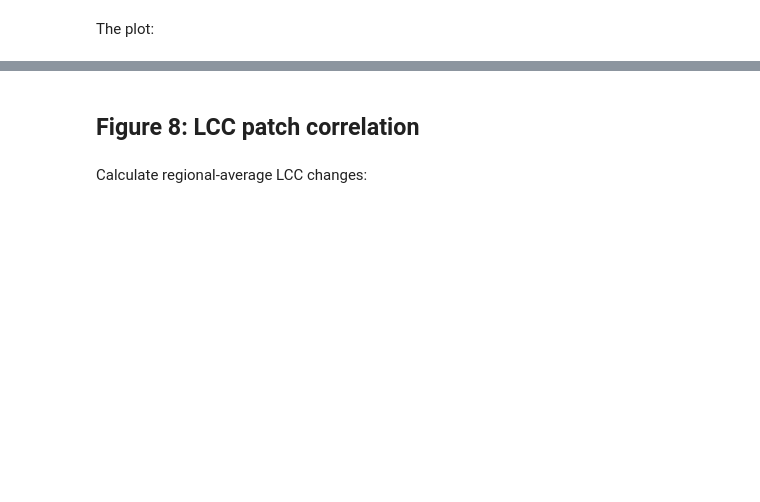
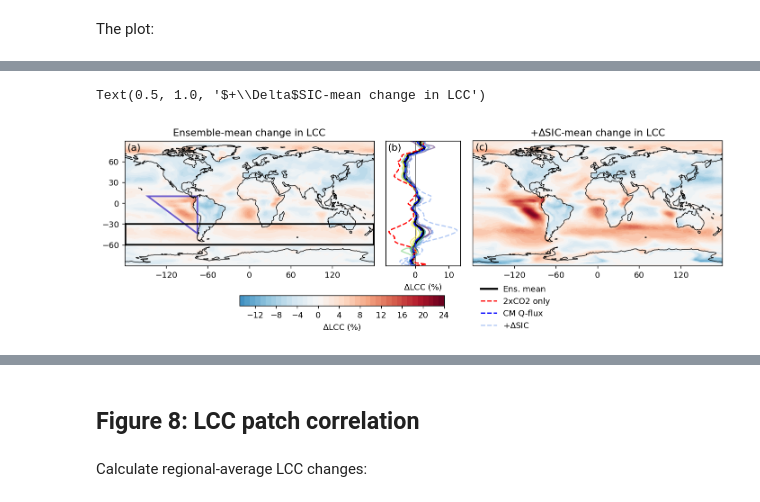
Before and after one commit to r-ford/FRR-24, a Jupyter notebook: nonfeedback-figures.ipynb, the cells around one changed output, grey strips where cells are left out. Saved outputs shown, nothing was run; the diff lists cells and outputs as text; code cells hidden in the pictures; blank space fills up the shorter version.

```diff
--- a/nonfeedback-figures.ipynb
+++ b/nonfeedback-figures.ipynb
@@ -477,0 +722,61 @@ plt.tight_layout()
+# %%
+cyclic_dlcc_mean = add_cyclic_point(dlcc.mean(dim='model'), dim='lon', period=360)
+cyclic_cold_dlcc_mean = add_cyclic_point(cold_lcc.mean(dim='model'), dim='lon', period=360)
+
+fig = plt.figure(dpi=130, figsize=(14, 7))
+
+ax = fig.add_axes([0, 0.5, 0.41, 0.4], projection=ccrs.PlateCarree())
+
+divider = make_axes_locatable(ax)
+axz = divider.new_horizontal(size="30%", pad=0.2, axes_class=plt.Axes)
+fig.add_axes(axz)
+axz.set_yticks([])
+
+axc = fig.add_axes([0.425, 0.5, 0.305, 0.4], projection=ccrs.PlateCarree())
+
+axcb = fig.add_axes([0.14, 0.45, 0.25, 0.025])
+
+mean_plot = ax.contourf(cyclic_dlcc_mean.lon, cyclic_dlcc_mean.lat, cyclic_dlcc_mean, cmap='RdBu_r', levels=np.arange(-15, 25), norm=colors.CenteredNorm())
+ax.add_patch(mpatches.Polygon(xy=[[213.333, 10], [285, 10], [285, -43.75]], facecolor='none', edgecolor='slateblue', linewidth=2, alpha=1, transform=ccrs.PlateCarree()))
+ax.add_patch(mpatches.Rectangle(xy=[-180, -60], width=361, height=30, facecolor='none', edgecolor='k', linewidth=2, alpha=1, transform=ccrs.PlateCarree()))
+ax.coastlines(linewidth=0.75)
+ax.set_xticks([-120, -60, 0, 60, 120], crs=ccrs.PlateCarree())
+ax.set_yticks([-60, -30, 0, 30, 60], crs=ccrs.PlateCarree())
+
+axz.plot(0*cyclic_dlcc_mean.lat, cyclic_dlcc_mean.lat, color='gray', linestyle='-')
+
+for j, m in enumerate(dlcc.model):
+    axz.plot((dlcc).sel(model=m).mean(dim='lon'), dlcc.lat, color=plt.cm.viridis(((gmst-gmst.min())/(gmst-gmst.min()).max())[j]), alpha=0.5)
+
+mz_plot = axz.plot(dlcc.mean(dim=['model', 'lon']), dlcc.lat, 'k', linewidth=2.5, label='Ens. mean')
+mzco2_plot = axz.plot(co2_lcc.mean(dim='lon'), co2_lcc.lat, 'r', linestyle='--', label='2xCO2 only')
+mzem_plot = axz.plot(em_lcc.mean(dim='lon'), em_lcc.lat, 'b', linestyle='--', label='CM Q-flux')
+
+for j, m in enumerate(cold_lcc.model):
+    if j == 0:
+        axz.plot((cold_lcc).sel(model=m).mean(dim='lon'), dlcc.lat, color='cornflowerblue', linestyle='--', alpha=0.5, label='+$\Delta$SIC')
+    elif j != 0:
+        axz.plot((cold_lcc).sel(model=m).mean(dim='lon'), dlcc.lat, color='cornflowerblue', linestyle='--', alpha=0.5)
+
+cold_plot = axc.contourf(cyclic_cold_dlcc_mean.lon, cyclic_cold_dlcc_mean.lat, cyclic_cold_dlcc_mean, cmap='RdBu_r', levels=np.arange(-15, 25),
+                         norm=colors.CenteredNorm())
+axc.coastlines(linewidth=0.75)
+axc.set_xticks([-120, -60, 0, 60, 120], crs=ccrs.PlateCarree())
+
+plt.colorbar(cold_plot, cax=axcb, orientation='horizontal', label='$\Delta$LCC (%)')
+
+axz.set_ylim(-90, 90)
+axz.set_xlabel('$\Delta$LCC (%)')
+axz.legend(frameon=False, prop = {'size': 10}, bbox_to_anchor=(2.3, -0.1))
+ax.text(.01, .98, '(a)', ha='left', va='top', transform=ax.transAxes, fontsize=12)
+axz.text(1.055, .98, '(b)', ha='left', va='top', transform=ax.transAxes, fontsize=12)
+axc.text(.01, .98, '(c)', ha='left', va='top', transform=axc.transAxes, fontsize=12)
+
+ax.set_title('Ensemble-mean change in LCC')
+axc.set_title('$+\Delta$SIC-mean change in LCC')
+
+# SE Atlantic box
+# ax.add_patch(mpatches.Rectangle(xy=[-17, -30], width=30, height=30, facecolor='none', edgecolor='g', linewidth=2, alpha=1, transform=ccrs.PlateCarree()))
+# %% [output]
+Text(0.5, 1.0, '$+\\Delta$SIC-mean change in LCC')
+[figure, added]
```
Also changed, not shown: parts of 36 cells of this notebook, 3 other files.
